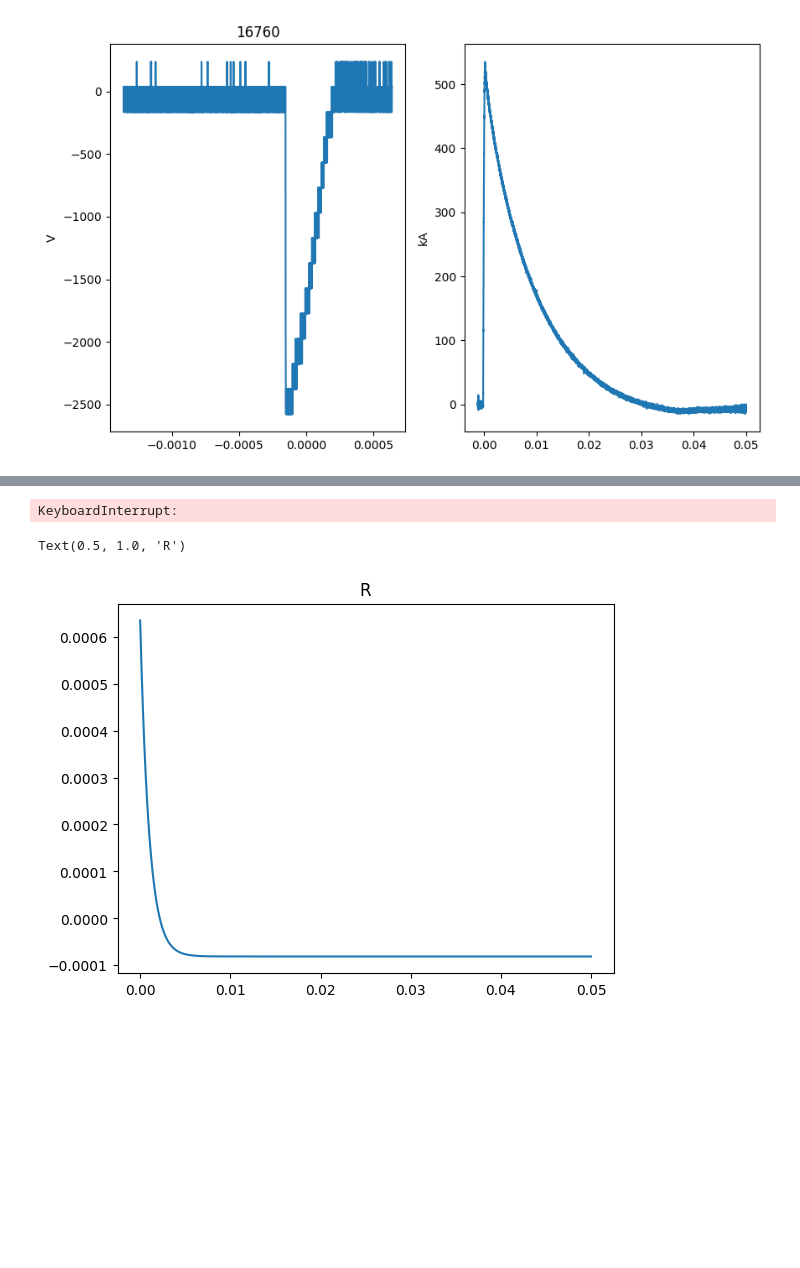
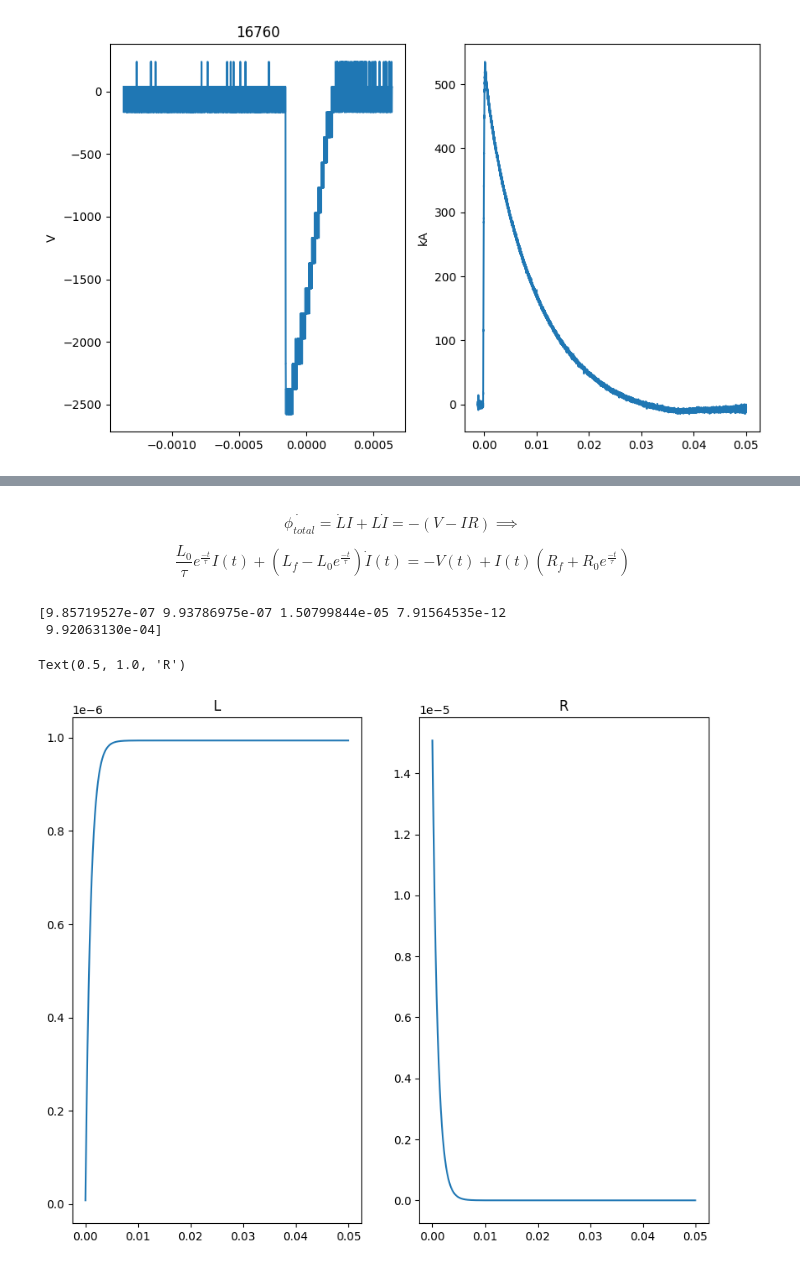
Before and after one commit to bposehn/ToroidalFluxCalcs, a Jupyter notebook: test_data_accessing.ipynb, the cells around one changed output, grey strips where cells are left out. Saved outputs shown, nothing was run; the diff lists cells and outputs as text; code cells hidden in the pictures; blank space fills up the shorter version.

```diff
--- a/test_data_accessing.ipynb
+++ b/test_data_accessing.ipynb
@@ -77,9 +92,9 @@ Is = [get_interpolated_wave_function(shot, CURRENT_LAYER) for shot in no_plasma_
 Vs = [get_interpolated_wave_function(shot, VOLTAGE_LAYER) for shot in no_plasma_shots]
 # %%
 def current_dot_f(current_f, t):
-    return misc.derivative(current_f, t, dx=1e-2)
+    return misc.derivative(current_f, t, dx=1e-3)
 # %%
-ts = np.linspace(0, .045, 10000).tolist()
+ts = np.linspace(0.001, .049, 1000).tolist()
 I_f = Is[0]
 I_dot_f = lambda t : current_dot_f(Is[0], t)
 
@@ -94,3 +109,6 @@ ValueError: A value in x_new is below the interpolation range.
+# %% [markdown]
+$$\dot{\phi_{total}} = \dot{L}I + L\dot{I} = -(V - IR) \implies$$
+$$\frac{L_0}{\tau}e^{\frac{-t}{\tau}}I(t) + (L_f  - L_0e^{\frac{-t}{\tau}})\dot{I}(t) = -V(t) + I(t)(R_f + R_0e^{\frac{-t}{\tau}})$$
 # %%
 import numpy
 import math
@@ -124,10 +142,10 @@ def leastsq_func(params, *args):
 
   return yfit
 # %%
-ts = np.linspace(0, .05, 500)
+ts = np.linspace(0.001, .049, 500)
 
 # params = [1e-2, 1e-2, 1e-2, 1e-2, 1e-3] # [8.99815601e-03 7.01967411e-03 3.05580962e+00 1.79716294e-09 1.35646624e-03]
-params = [1e2, 1e-2, 1e-2, 1e-2, 1e-3] # [7.88438055e-07, 1.94215761e-07, 9.60828781e-06, 3.50240761e-04, 9.99999984e-04]
+params = [1e-6, 1e-6, 1e-6, 1e-6, 1e-3] # [7.88438055e-07, 1.94215761e-07, 9.60828781e-06, 3.50240761e-04, 9.99999984e-04]
 
 args = tuple([ts, Is, Vs])
 
@@ -135,7 +153,8 @@ result = leastsq(leastsq_func, params, args=args, ftol=1e-8, xtol = 1e-10, maxfe
 print(result[0])
 L_0, L_f, R_0, R_f, tau = result[0]
 # %% [output]
-KeyboardInterrupt:
+[9.85719527e-07 9.93786975e-07 1.50799844e-05 7.91564535e-12
+ 9.92063130e-04]
 # %%
 def L(L_0, L_f, tau, t):
     return L_f - L_0*math.exp(-t/tau)
@@ -144,9 +163,17 @@ def R(R_0, R_f, tau, t):
     return R_f + R_0*math.exp(-t/tau)
 # %%
 ts = np.linspace(0,.05, 1000)
+
+plt.figure(figsize=(10, 8))
 Rs = [R(R_0, R_f, tau, t) for t in ts]
+Ls = [L(L_0, L_f, tau, t) for t in ts]
+
+plt.subplot(1, 2, 1)
+plt.plot(ts, Ls)
+plt.title('L')
+plt.subplot(1, 2, 2)
 plt.plot(ts, Rs)
 plt.title('R')
 # %% [output]
 Text(0.5, 1.0, 'R')
-[figure, old version]
+[figure, new version]
```
Also changed, not shown: parts of 14 cells of this notebook.
